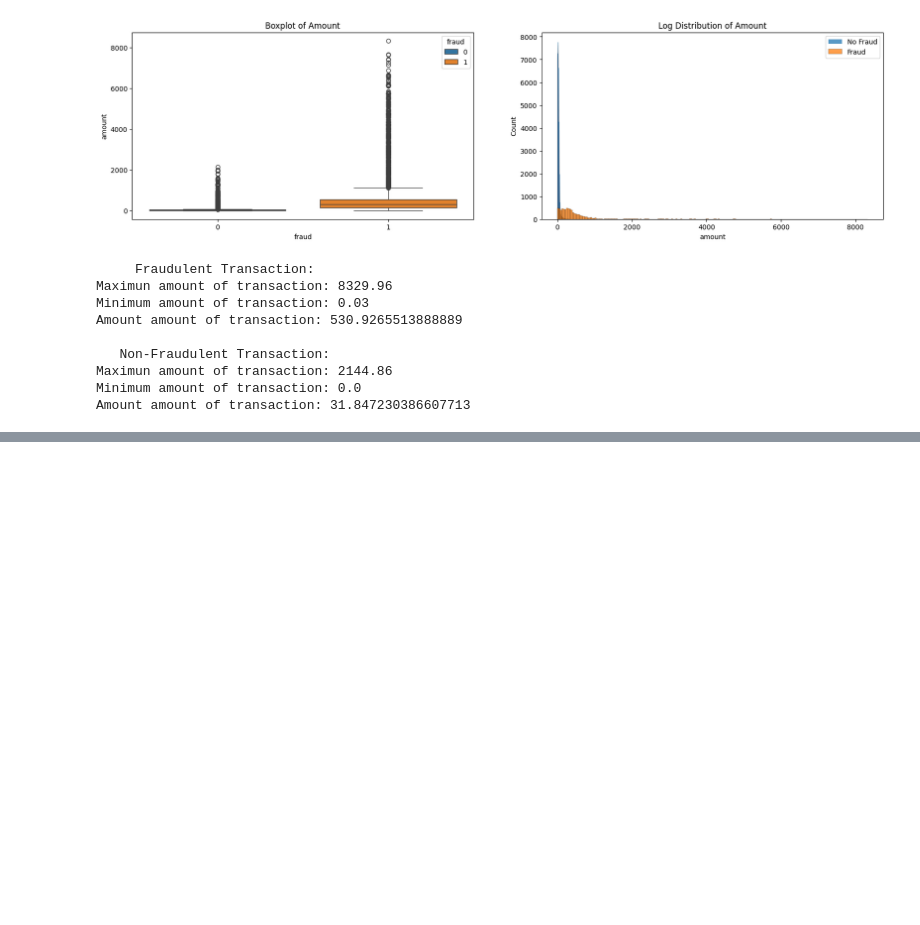
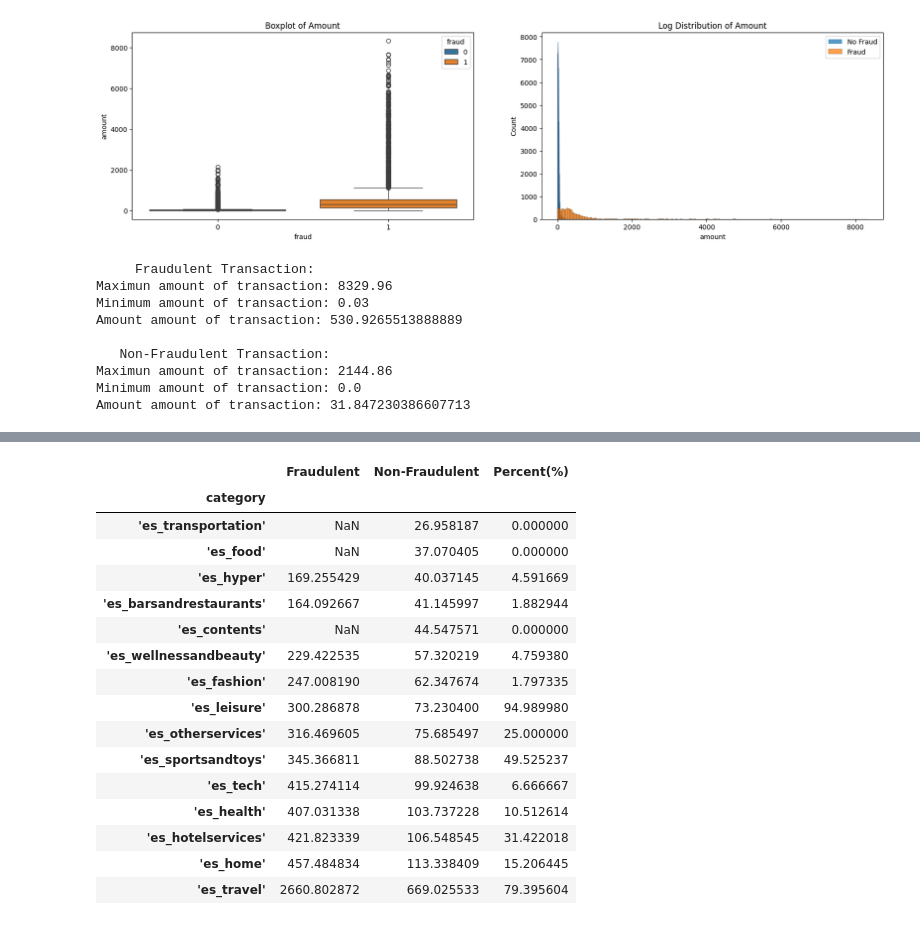
Before and after one commit to Thanh-dev-192006/Credit_Card_-Fraud_-Detection, a Jupyter notebook: notebooks/exploration/EDA.ipynb, the cells around one changed output, grey strips where cells are left out. Saved outputs shown, nothing was run; the diff lists cells and outputs as text; code cells hidden in the pictures; blank space fills up the shorter version.

```diff
--- a/notebooks/exploration/EDA.ipynb
+++ b/notebooks/exploration/EDA.ipynb
@@ -156,0 +177,23 @@ Amount amount of transaction: 31.847230386607713
+# %%
+# Create two dataframes with fraud and non-fraud data
+pd.concat([df_fraud.groupby('category')['amount'].mean(),df_non_fraud.groupby('category')['amount'].mean(),\
+           df.groupby('category')['fraud'].mean()*100],keys=["Fraudulent","Non-Fraudulent","Percent(%)"],axis=1,\
+          sort=False).sort_values(by=['Non-Fraudulent'])
+# %% [output]
+|  | Fraudulent | Non-Fraudulent | Percent(%) |
+| category |  |  |  |
+| 'es_transportation' | NaN | 26.958187 | 0.000000 |
+| 'es_food' | NaN | 37.070405 | 0.000000 |
+| 'es_hyper' | 169.255429 | 40.037145 | 4.591669 |
+| 'es_barsandrestaurants' | 164.092667 | 41.145997 | 1.882944 |
+| 'es_contents' | NaN | 44.547571 | 0.000000 |
+| 'es_wellnessandbeauty' | 229.422535 | 57.320219 | 4.759380 |
+| 'es_fashion' | 247.008190 | 62.347674 | 1.797335 |
+| 'es_leisure' | 300.286878 | 73.230400 | 94.989980 |
+| 'es_otherservices' | 316.469605 | 75.685497 | 25.000000 |
+| 'es_sportsandtoys' | 345.366811 | 88.502738 | 49.525237 |
+| 'es_tech' | 415.274114 | 99.924638 | 6.666667 |
+| 'es_health' | 407.031338 | 103.737228 | 10.512614 |
+| 'es_hotelservices' | 421.823339 | 106.548545 | 31.422018 |
+| 'es_home' | 457.484834 | 113.338409 | 15.206445 |
+| 'es_travel' | 2660.802872 | 669.025533 | 79.395604 |
```
Also changed, not shown: parts of 3 cells of this notebook, 5 other files.
